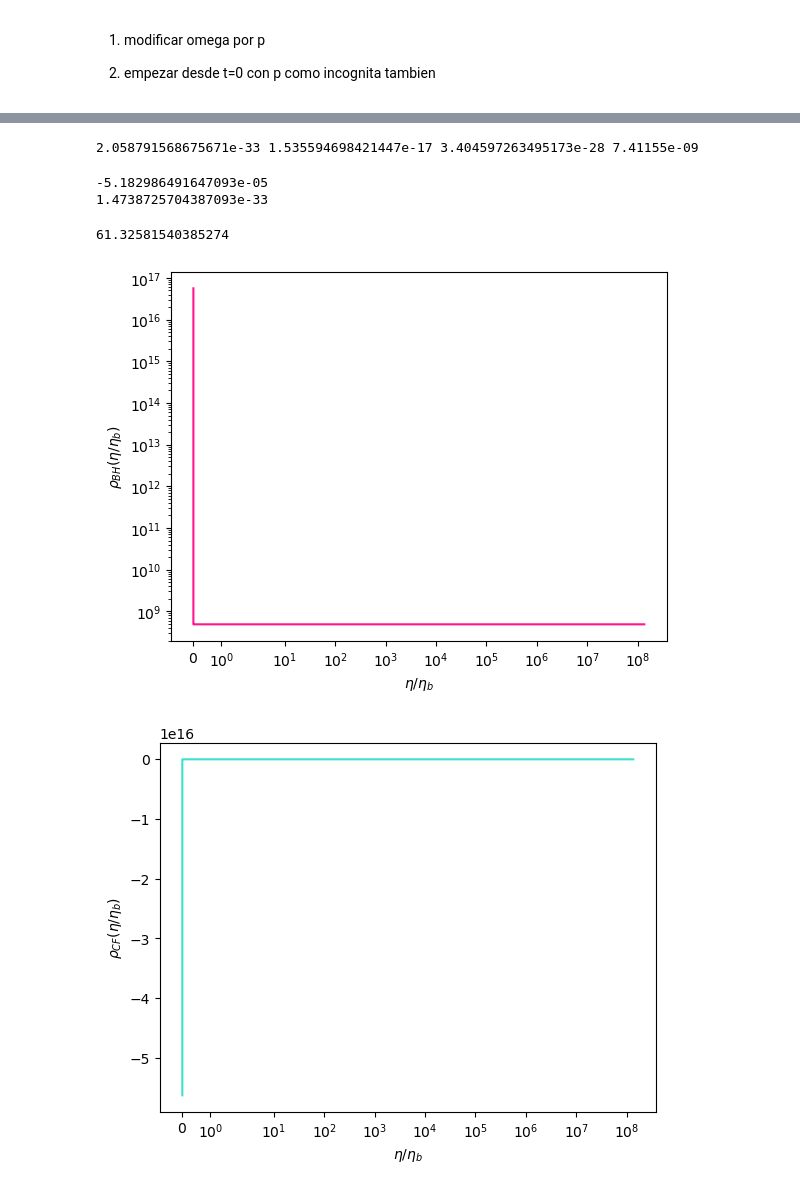
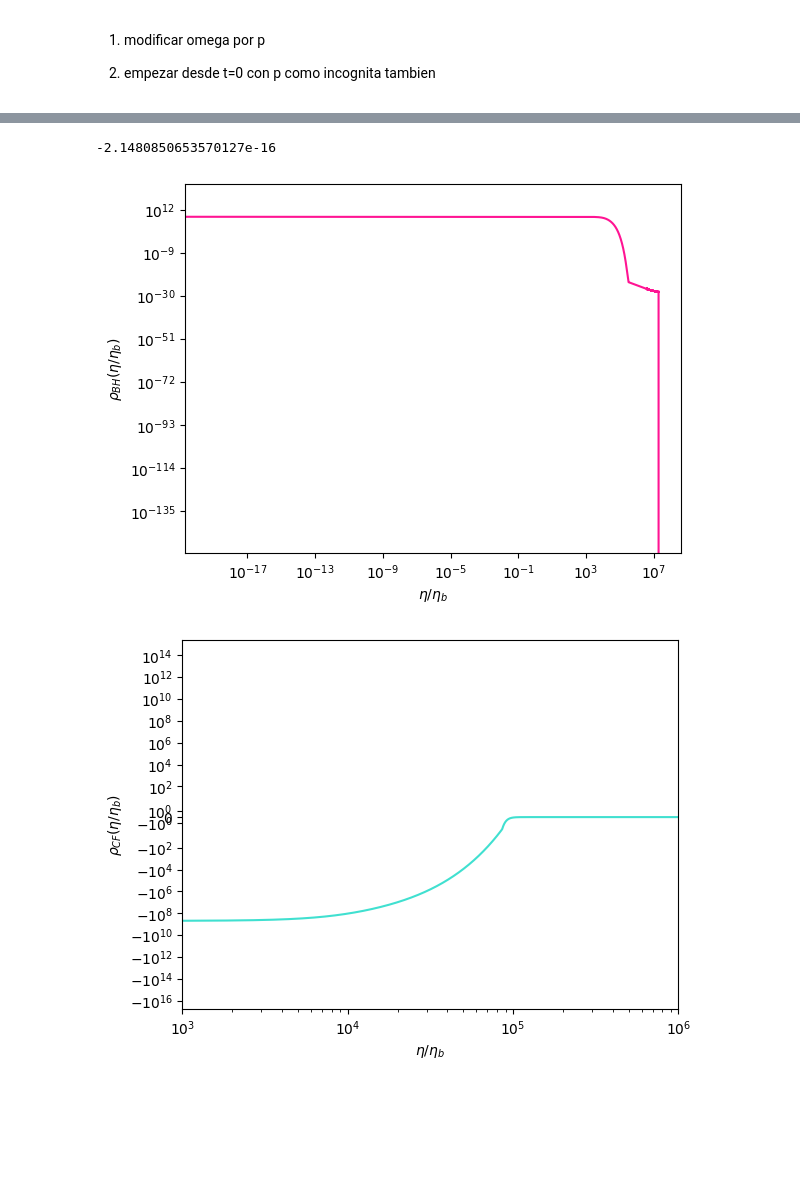
Before and after one commit to iarapintos/back-reaction, a Jupyter notebook: back_reaction.ipynb, the cells around one changed output, grey strips where cells are left out. Cells and saved outputs as stored; diff of their text form; code cells hidden in the pictures; blank space fills up the shorter version.

```diff
--- a/back_reaction.ipynb
+++ b/back_reaction.ipynb
@@ -44,8 +44,10 @@ import pandas as pd
 from fractions import Fraction
 # %%
 num_eta = 100000
+fin = np.log10(eta_0)
+#fin = 20
 
-eta_pos = np.logspace(-20, np.log10(eta_0), num_eta)
+eta_pos = np.logspace(-15, fin, num_eta)
 #eta_neg = -eta_pos[::-1]
 eta_int = np.concatenate(([0], eta_pos))
 x_int = eta_int/eta_b
@@ -90,6 +91,7 @@ f_escala[0] =  a_b
 rho_cf[0] = -5.63e16
 rho_bh[0] = 5.63e16
 
+compensacion = 0.0
 
 for i in range(len(x_int)-1):
     x = x_int[i]
@@ -105,16 +107,22 @@ for i in range(len(x_int)-1):
         rho_bh[i+1] = rho_bh[i+1]+ N_i*M_i*c**2*delta
 
 
-    delta_x = abs(x_int[i+1]-x_int[i])
+    delta_x = x_int[i+1]-x
 
-    da[i] = f_escala[i]**2*ctes1*(abs(rho_bh[i]+rho_cf[i]))**(1/2)
+    da[i] = f_escala[i]**2*ctes1*(abs(rho_bh[i]+rho_cf[i]))**(1/2)  #OJO ACA HAY UN MODULO
 
     dda[i] = ctes2*(rho_bh[i]+rho_cf[i]-3*P_cf)*f_escala[i]**3
 
-    f_escala[i+1] = f_escala[i] + da[i]*delta_x + (1/2)*dda[i]*(delta_x)**2
+    cambio = da[i]*delta_x + 0.5*dda[i]*(delta_x)**2 - compensacion
+    temporal = f_escala[i] + cambio
+    compensacion = (temporal - f_escala[i]) - cambio
+    f_escala[i+1] = temporal
 
-    delta_rho[0] = rho_bh[1] - rho_bh[0]*(f_escala[1]/f_escala[0])**3
+    delta_rho[0] = rho_bh[1] - rho_bh[0]*(f_escala[1]/f_escala[0])**(-3)
     if i != 0:
-        delta_rho[i+1] = rho_bh[i+1] - rho_bh[i]*(f_escala[i+1]/f_escala[i])**3
+        delta_rho[i+1] = rho_bh[i+1] - rho_bh[i]*(f_escala[i+1]/f_escala[i])**(-3)
 
-    rho_cf[i+1] = (rho_cf[i]-delta_rho[i])*(f_escala[i+1]/f_escala[i])**4
+    rho_cf[i+1] = (rho_cf[i]-delta_rho[i])*(f_escala[i+1]/f_escala[i])**(-4)
+
+    #print('  rho_bh                da                    dda               f_escala           rho_cf')
+    #print( rho_bh[i+1], '/', da[i],'/', dda[i], '/',f_escala[i+1],'/', rho_cf[i+1])
@@ -128,56 +129,32 @@ nan
-# %%
-f_escala[0] =  a_b
-rho_cf[0] = -5.63e16
-rho_bh[0] = 5.63e16
-
-P_cf = cte3*((x_int[1]**2-2)/(1+x_int[1]**2)**3)
-
-da = f_escala[1]**2*ctes1*(abs(rho_bh[1]+rho_cf[1]))**(1/2)
-
-dda = ctes2*(rho_bh[1]+rho_cf[1]-3*P_cf)*f_escala[1]**3
-
-delta_x = abs(x_int[2]-x_int[1])
-f_escala_1 = f_escala[1] + da*delta_x + (1/2)*dda*(delta_x)**2
-
-print(da, dda, delta_x, f_escala_1)
-# %% [output]
-2.058791568675671e-33 1.535594698421447e-17 3.404597263495173e-28 7.41155e-09
-# %%
-print(ctes2*(rho_bh[0]+rho_cf[0]+3*P_cf)*f_escala[0]**3)
-
-print(da**2/f_escala[0]**2)
-# %% [output]
--5.182986491647093e-05
-1.4738725704387093e-33
-# %%
-P_cf = cte3*((x_int[0]**2-2)/(1+x_int[0]**2)**3)
-P_cf
-# %% [output]
-61.32581540385274
+# %%
+print(rho_cf[90000])
+# %% [output]
+-2.1480850653570127e-16
 # %%
 # plot results
 plt.plot(x_int, rho_bh, color='deeppink')
 
 plt.xlabel(r'$\eta/\eta_b$')
-plt.xscale('symlog')
+plt.xscale('log')
 plt.ylabel(r'$\rho_{BH}(\eta/\eta_b)$')
 plt.yscale('log')
 
 plt.show()
 # %% [output]
-[figure, old version]
+[figure, new version]
 # %%
 # plot results
 plt.plot(x_int, rho_cf, color='turquoise')
 
 plt.xlabel(r'$\eta/\eta_b$')
-plt.xscale('symlog')
+plt.xscale('log')
 plt.ylabel(r'$\rho_{CF}(\eta/\eta_b)$')
-#plt.yscale('log')
+plt.yscale('symlog')
+plt.xlim([1e3, 1e6])
 
 plt.show()
 # %% [output]
-[figure, old version]
+[figure, new version]
 # %%
 # plot results
 plt.plot(x_int, f_escala, color='darkorange')
```
Also changed, not shown: parts of 6 cells of this notebook, 1 other file.
